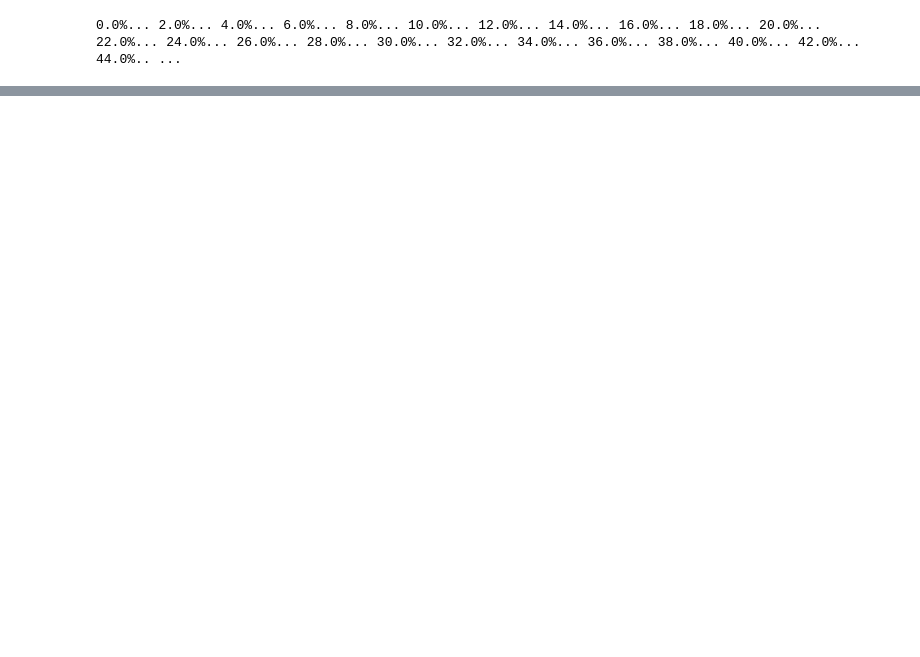
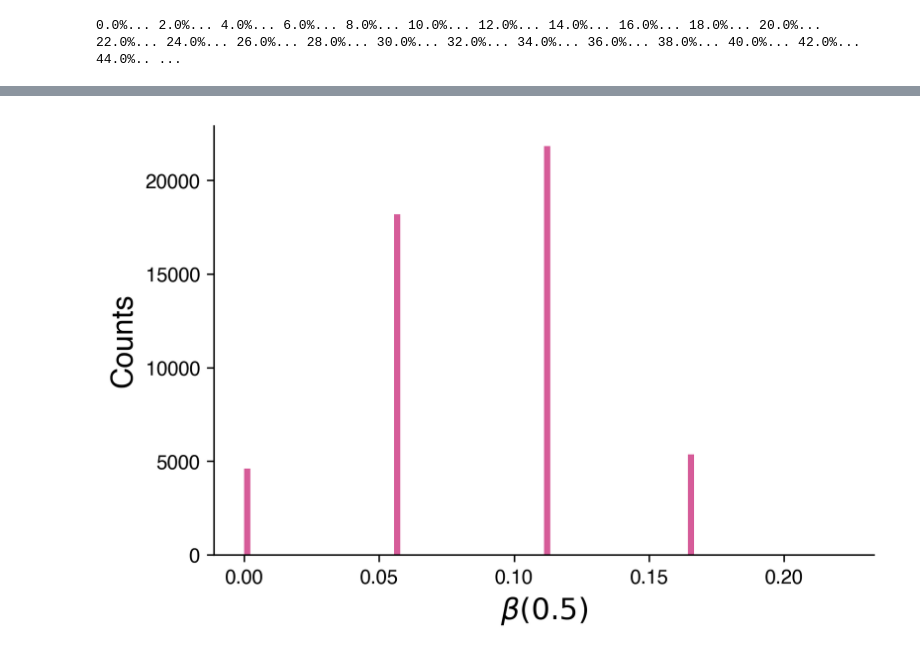
Before and after one commit to political-geometry/partisan-fairness, a Jupyter notebook: ensemble_partisan_metrics.ipynb, the cells around one changed output, grey strips where cells are left out. Cells and saved outputs as stored; diff of their text form; code cells hidden in the pictures; blank space fills up the shorter version.

```diff
--- a/ensemble_partisan_metrics.ipynb
+++ b/ensemble_partisan_metrics.ipynb
@@ -88,0 +108,6 @@ plot_ensemble_histogram(seat_totals,"Seats for Democrats", "Counts",seats=True)
+# %%
+plot_ensemble_histogram(all_beta_halves,
+                        "$\\beta(0.5)$",
+                        "Counts")
+# %% [output]
+[figure, added]
```
Also changed, not shown: parts of 13 cells of this notebook.
